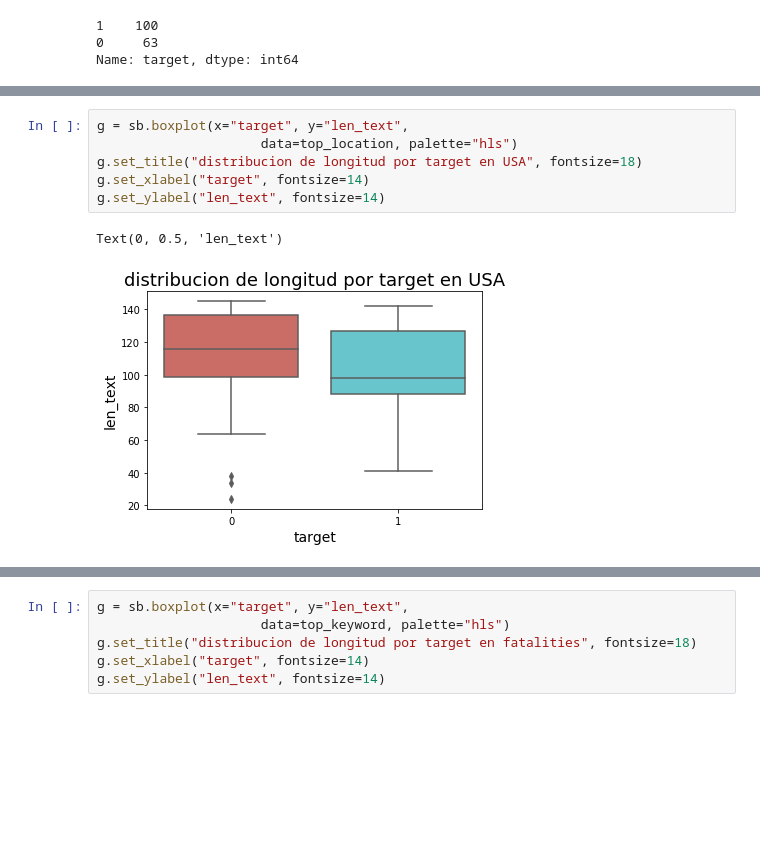
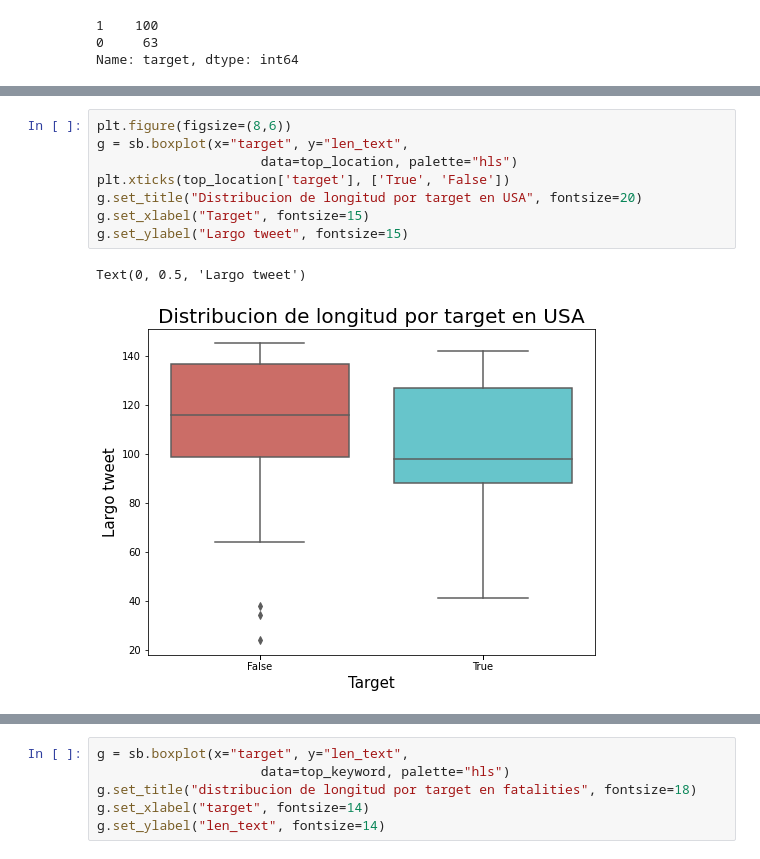
Before and after one commit to pablbob/9558-7506-Data-Hunters, a Jupyter notebook: TP1.ipynb, the cells around one changed output, grey strips where cells are left out. Drawn from its saved outputs; the diff is of its cells as text; blank space fills up the shorter version.

```diff
--- a/TP1.ipynb
+++ b/TP1.ipynb
@@ -456,12 +479,14 @@ Text(0, 0.5, 'Cantidad')
 # %%
+plt.figure(figsize=(8,6))
 g = sb.boxplot(x="target", y="len_text",
                      data=top_location, palette="hls")
-g.set_title("distribucion de longitud por target en USA", fontsize=18)
-g.set_xlabel("target", fontsize=14)
-g.set_ylabel("len_text", fontsize=14)
+plt.xticks(top_location['target'], ['True', 'False'])
+g.set_title("Distribucion de longitud por target en USA", fontsize=20)
+g.set_xlabel("Target", fontsize=15)
+g.set_ylabel("Largo tweet", fontsize=15)
 # %% [output]
-Text(0, 0.5, 'len_text')
+Text(0, 0.5, 'Largo tweet')
-[figure, old version]
+[figure, new version]
 # %%
 top_keyword = train[train['keyword'] == 'fatalities']
 g1 = sb.distplot(top_keyword[top_keyword['target'] == 1]['len_text'], color="blue", label='len_text in target true', hist=False)
```
Also changed, not shown: parts of 37 cells of this notebook.
